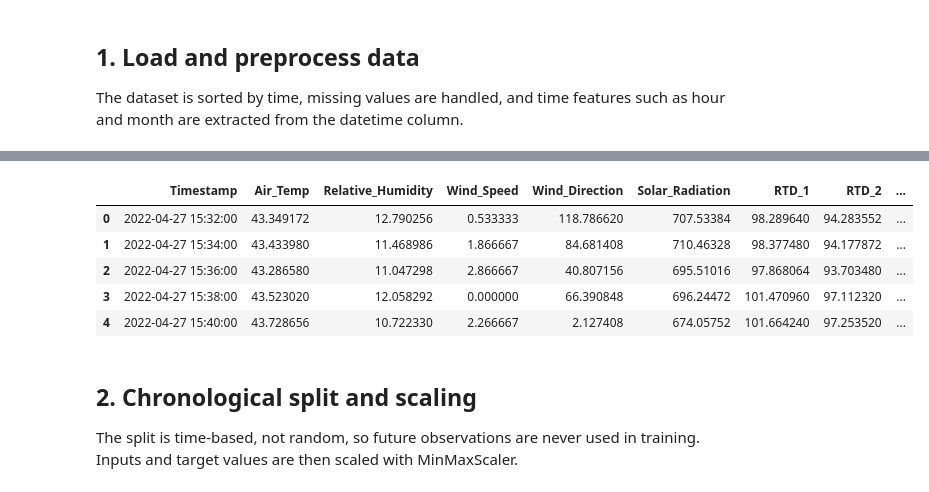
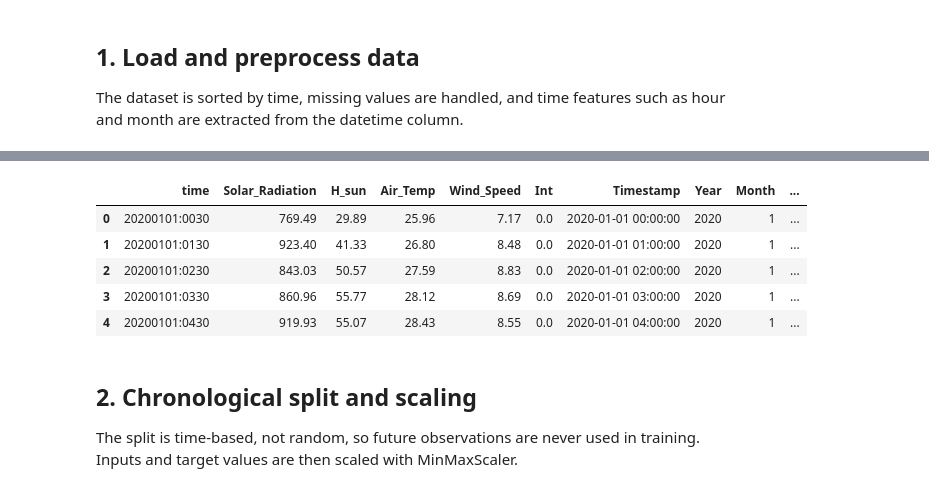
Before and after one commit to Hermes335/IS_PROJ, a Jupyter notebook: renewable_energy_ann.ipynb, the cells around one changed output, grey strips where cells are left out. Saved outputs shown, nothing was run; the diff lists cells and outputs as text; code cells hidden in the pictures.

Commit message:
added 2 dataset, and executed notebook complete, kindly check

```diff
--- a/renewable_energy_ann.ipynb
+++ b/renewable_energy_ann.ipynb
@@ -98,32 +101,46 @@ dtype: object
 # %%
-# Update required columns to match the actual dataset
-required_columns = {'Timestamp', 'Solar_Radiation', 'Air_Temp', 'Wind_Speed', 'Relative_Humidity', TARGET_COLUMN}
+# Merge the dataframes on the Timestamp column
+# Use an outer or left join based on your needs. We'll use inner outer left? Let's use inner.
+df = pd.merge(df_rener, df_hum, on='Timestamp', how='inner')
 
-df = pd.read_csv("solar-dataset/solar_data.csv", parse_dates=['Timestamp'], dayfirst=True)
-missing_columns = required_columns.difference(df.columns)
-if missing_columns:
-    raise ValueError(f'Missing required columns: {sorted(missing_columns)}')
+# Rename columns to match what the model expects
+# 'G(i)' = Solar_Radiation
+# 'T2m' = Air_Temp
+# 'WS10m' = Wind_Speed
+# 'Relative Humidity' = Relative_Humidity
+df = df.rename(columns={
+    'G(i)': 'Solar_Radiation',
+    'T2m': 'Air_Temp',
+    'WS10m': 'Wind_Speed',
+    'Relative Humidity': 'Relative_Humidity'
+})
+
+TARGET_COLUMN = 'Solar_Radiation' # Replace this with your actual target column if predicting energy_kwh. But since it asks for 'Solar_Radiation, Air_Temp...', Solar_Radiation might be the feature.
 
 df = df.sort_values('Timestamp').reset_index(drop=True)
 df = df.dropna(subset=['Timestamp', TARGET_COLUMN])
 
 df['hour'] = df['Timestamp'].dt.hour
 df['month'] = df['Timestamp'].dt.month
 df['day_of_week'] = df['Timestamp'].dt.dayofweek
 
-# Update column names to match the dataset
-numeric_columns = ['Solar_Radiation', 'Air_Temp', 'Wind_Speed', 'Relative_Humidity', TARGET_COLUMN]
+# Fill nulls if necessary
+numeric_columns = ['Solar_Radiation', 'Air_Temp', 'Wind_Speed', 'Relative_Humidity']
+
+# Ensure the columns are numeric before interpolation (forces any remaining text to NaN)
+df[numeric_columns] = df[numeric_columns].apply(pd.to_numeric, errors='coerce')
+
 df[numeric_columns] = df[numeric_columns].interpolate(method='linear', limit_direction='both')
 df[numeric_columns] = df[numeric_columns].fillna(df[numeric_columns].median(numeric_only=True))
 
 df.head()
 # %% [output]
-|  | Timestamp | Air_Temp | Relative_Humidity | Wind_Speed | Wind_Direction | Solar_Radiation | RTD_1 | RTD_2 | ... |
-| 0 | 2022-04-27 15:32:00 | 43.349172 | 12.790256 | 0.533333 | 118.786620 | 707.53384 | 98.289640 | 94.283552 | ... |
-| 1 | 2022-04-27 15:34:00 | 43.433980 | 11.468986 | 1.866667 | 84.681408 | 710.46328 | 98.377480 | 94.177872 | ... |
-| 2 | 2022-04-27 15:36:00 | 43.286580 | 11.047298 | 2.866667 | 40.807156 | 695.51016 | 97.868064 | 93.703480 | ... |
-| 3 | 2022-04-27 15:38:00 | 43.523020 | 12.058292 | 0.000000 | 66.390848 | 696.24472 | 101.470960 | 97.112320 | ... |
-| 4 | 2022-04-27 15:40:00 | 43.728656 | 10.722330 | 2.266667 | 2.127408 | 674.05752 | 101.664240 | 97.253520 | ... |
+|  | time | Solar_Radiation | H_sun | Air_Temp | Wind_Speed | Int | Timestamp | Year | Month | ... |
+| 0 | 20200101:0030 | 769.49 | 29.89 | 25.96 | 7.17 | 0.0 | 2020-01-01 00:00:00 | 2020 | 1 | ... |
+| 1 | 20200101:0130 | 923.40 | 41.33 | 26.80 | 8.48 | 0.0 | 2020-01-01 01:00:00 | 2020 | 1 | ... |
+| 2 | 20200101:0230 | 843.03 | 50.57 | 27.59 | 8.83 | 0.0 | 2020-01-01 02:00:00 | 2020 | 1 | ... |
+| 3 | 20200101:0330 | 860.96 | 55.77 | 28.12 | 8.69 | 0.0 | 2020-01-01 03:00:00 | 2020 | 1 | ... |
+| 4 | 20200101:0430 | 919.93 | 55.07 | 28.43 | 8.55 | 0.0 | 2020-01-01 04:00:00 | 2020 | 1 | ... |
 # %% [markdown]
 ## 2. Chronological split and scaling
 
```
Also changed, not shown: parts of 8 cells of this notebook, 4 other files.
